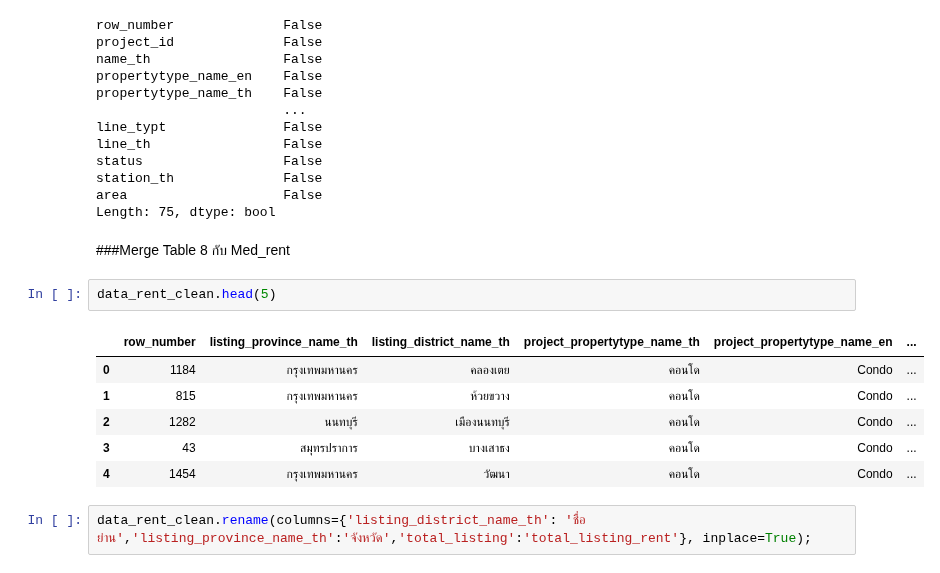
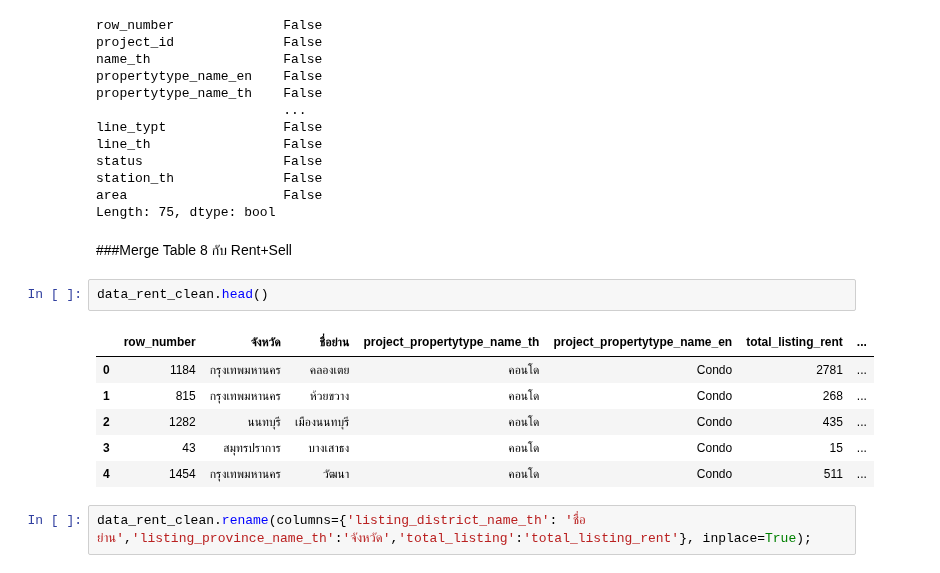
Before and after one commit to Nattakonjpg/BasicProg_DataViz65, a Jupyter notebook: Part1_Clean_Data.ipynb, the cells around one changed output. Saved outputs shown, nothing was run; the diff lists cells and outputs as text.

Commit message:
Data All Clean for Project

```diff
--- a/Part1_Clean_Data.ipynb
+++ b/Part1_Clean_Data.ipynb
@@ -1780,16 +1780,16 @@ station_th              False
 area                    False
 Length: 75, dtype: bool
 # %% [markdown]
-###Merge Table 8 กับ Med_rent
+###Merge Table 8 กับ Rent+Sell
 # %%
-data_rent_clean.head(5)
+data_rent_clean.head()
 # %% [output]
-|  | row_number | listing_province_name_th | listing_district_name_th | project_propertytype_name_th | project_propertytype_name_en | ... |
-| 0 | 1184 | กรุงเทพมหานคร | คลองเตย | คอนโด | Condo | ... |
-| 1 | 815 | กรุงเทพมหานคร | ห้วยขวาง | คอนโด | Condo | ... |
-| 2 | 1282 | นนทบุรี | เมืองนนทบุรี | คอนโด | Condo | ... |
-| 3 | 43 | สมุทรปราการ | บางเสาธง | คอนโด | Condo | ... |
-| 4 | 1454 | กรุงเทพมหานคร | วัฒนา | คอนโด | Condo | ... |
+|  | row_number | จังหวัด | ชื่อย่าน | project_propertytype_name_th | project_propertytype_name_en | total_listing_rent | ... |
+| 0 | 1184 | กรุงเทพมหานคร | คลองเตย | คอนโด | Condo | 2781 | ... |
+| 1 | 815 | กรุงเทพมหานคร | ห้วยขวาง | คอนโด | Condo | 268 | ... |
+| 2 | 1282 | นนทบุรี | เมืองนนทบุรี | คอนโด | Condo | 435 | ... |
+| 3 | 43 | สมุทรปราการ | บางเสาธง | คอนโด | Condo | 15 | ... |
+| 4 | 1454 | กรุงเทพมหานคร | วัฒนา | คอนโด | Condo | 511 | ... |
 # %%
 data_rent_clean.rename(columns={'listing_district_name_th': 'ชื่อย่าน','listing_province_name_th':'จังหวัด','total_listing':'total_listing_rent'}, inplace=True);
 # %%
```
Also changed, not shown: parts of 29 cells of this notebook.
